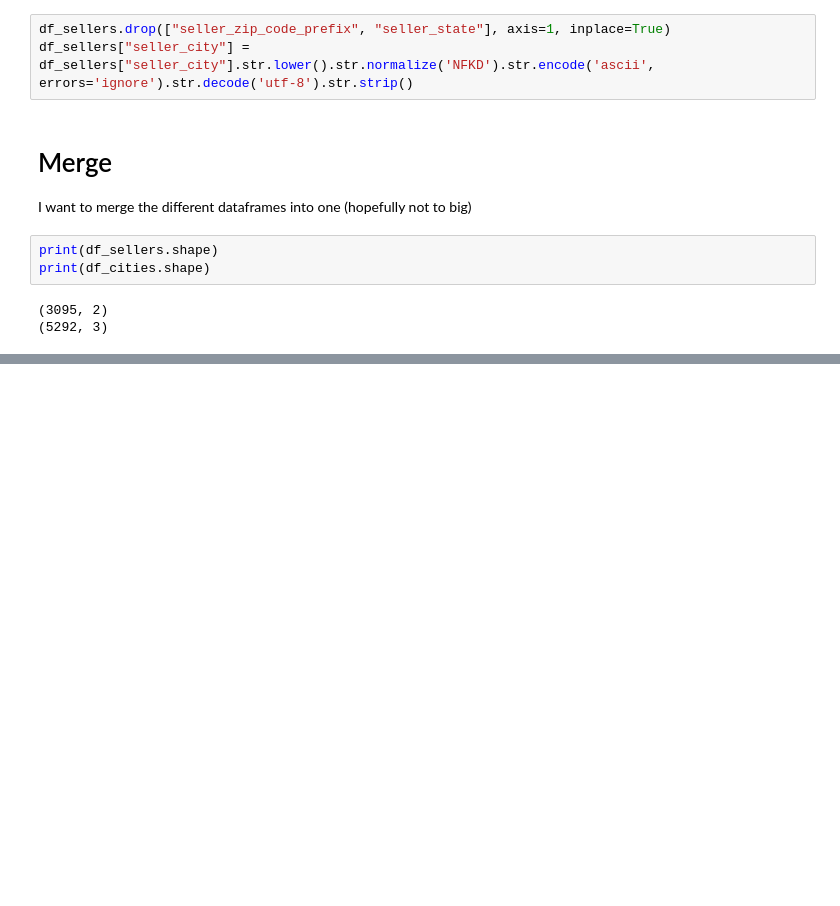
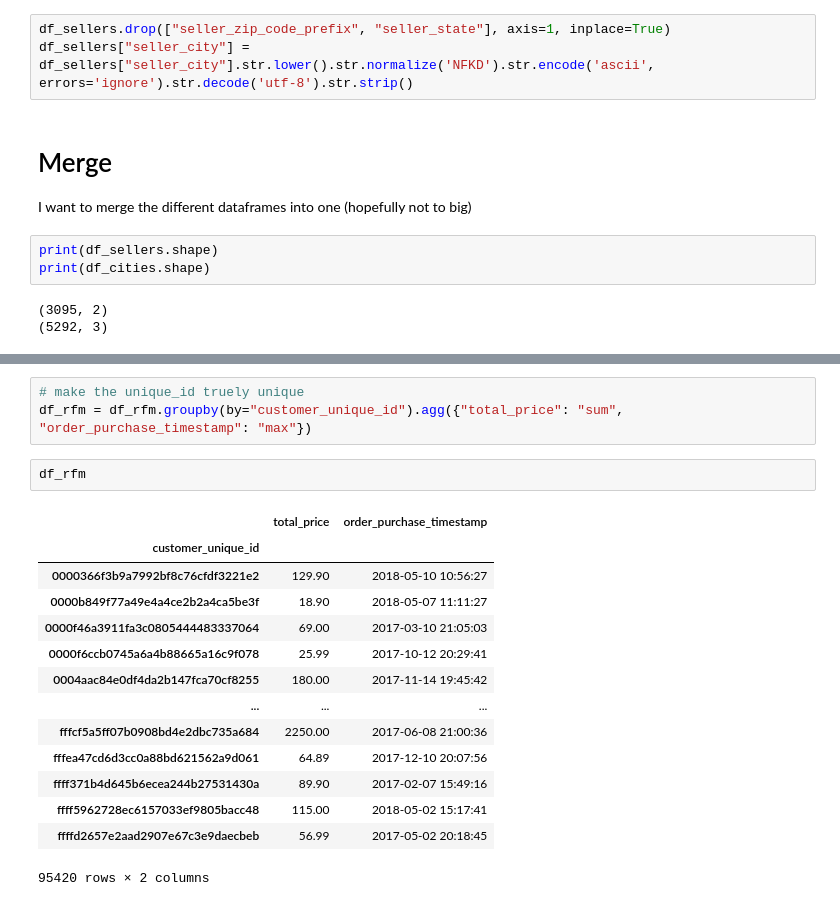
Before and after one commit to HumanBojack/Olist_unsupervised, a Jupyter notebook: data_analysis.ipynb, the cells around one changed output, grey strips where cells are left out. Drawn from its saved outputs; the diff is of its cells as text; blank space fills up the shorter version.

```diff
--- a/data_analysis.ipynb
+++ b/data_analysis.ipynb
@@ -329,0 +416,20 @@ For the KMeans:
+# %%
+# make the unique_id truely unique
+df_rfm = df_rfm.groupby(by="customer_unique_id").agg({"total_price": "sum", "order_purchase_timestamp": "max"})
+# %%
+df_rfm
+# %% [output]
+|  | total_price | order_purchase_timestamp |
+| customer_unique_id |  |  |
+| 0000366f3b9a7992bf8c76cfdf3221e2 | 129.90 | 2018-05-10 10:56:27 |
+| 0000b849f77a49e4a4ce2b2a4ca5be3f | 18.90 | 2018-05-07 11:11:27 |
+| 0000f46a3911fa3c0805444483337064 | 69.00 | 2017-03-10 21:05:03 |
+| 0000f6ccb0745a6a4b88665a16c9f078 | 25.99 | 2017-10-12 20:29:41 |
+| 0004aac84e0df4da2b147fca70cf8255 | 180.00 | 2017-11-14 19:45:42 |
+| ... | ... | ... |
+| fffcf5a5ff07b0908bd4e2dbc735a684 | 2250.00 | 2017-06-08 21:00:36 |
+| fffea47cd6d3cc0a88bd621562a9d061 | 64.89 | 2017-12-10 20:07:56 |
+| ffff371b4d645b6ecea244b27531430a | 89.90 | 2017-02-07 15:49:16 |
+| ffff5962728ec6157033ef9805bacc48 | 115.00 | 2018-05-02 15:17:41 |
+| ffffd2657e2aad2907e67c3e9daecbeb | 56.99 | 2017-05-02 20:18:45 |
+95420 rows × 2 columns
```
Also changed, not shown: parts of 20 cells of this notebook.
